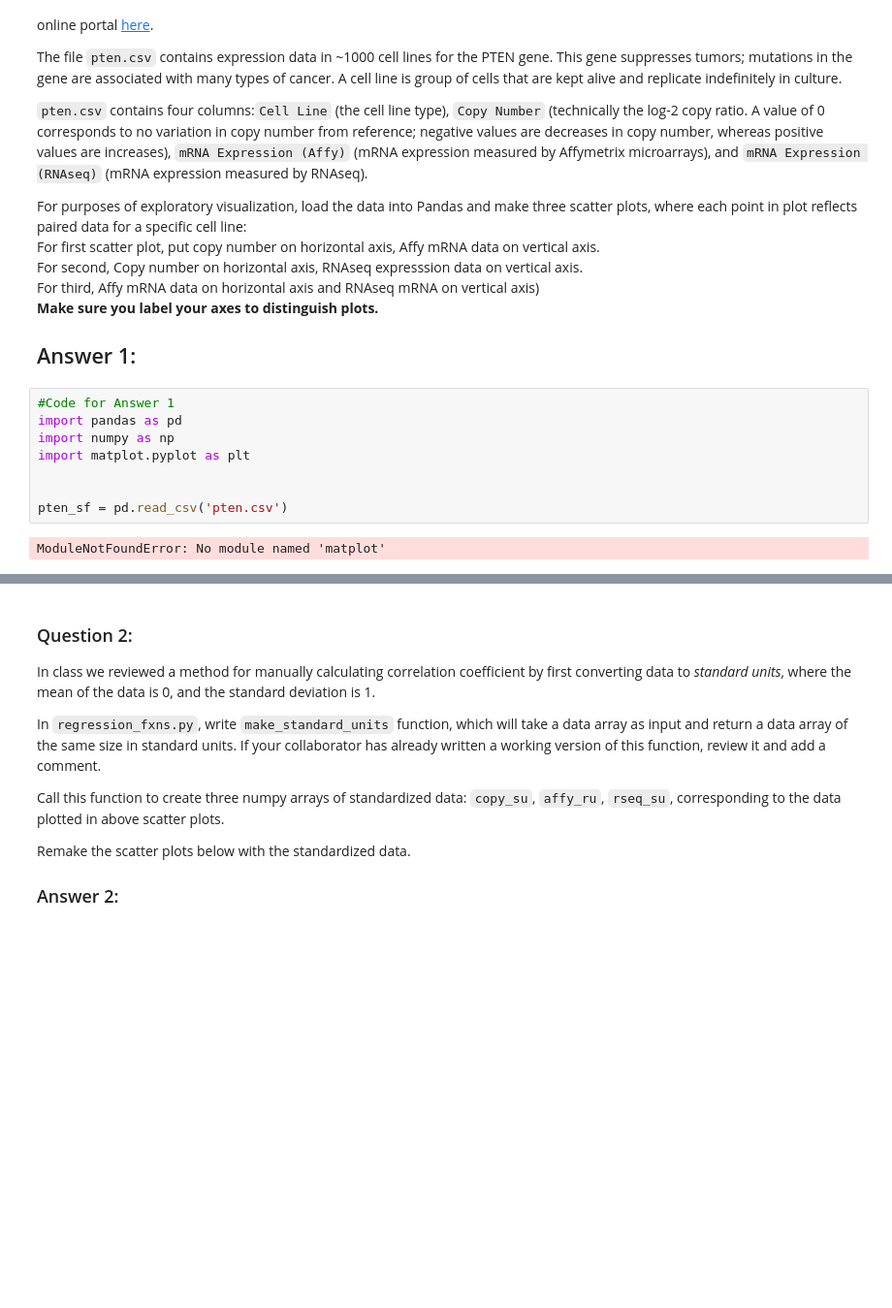
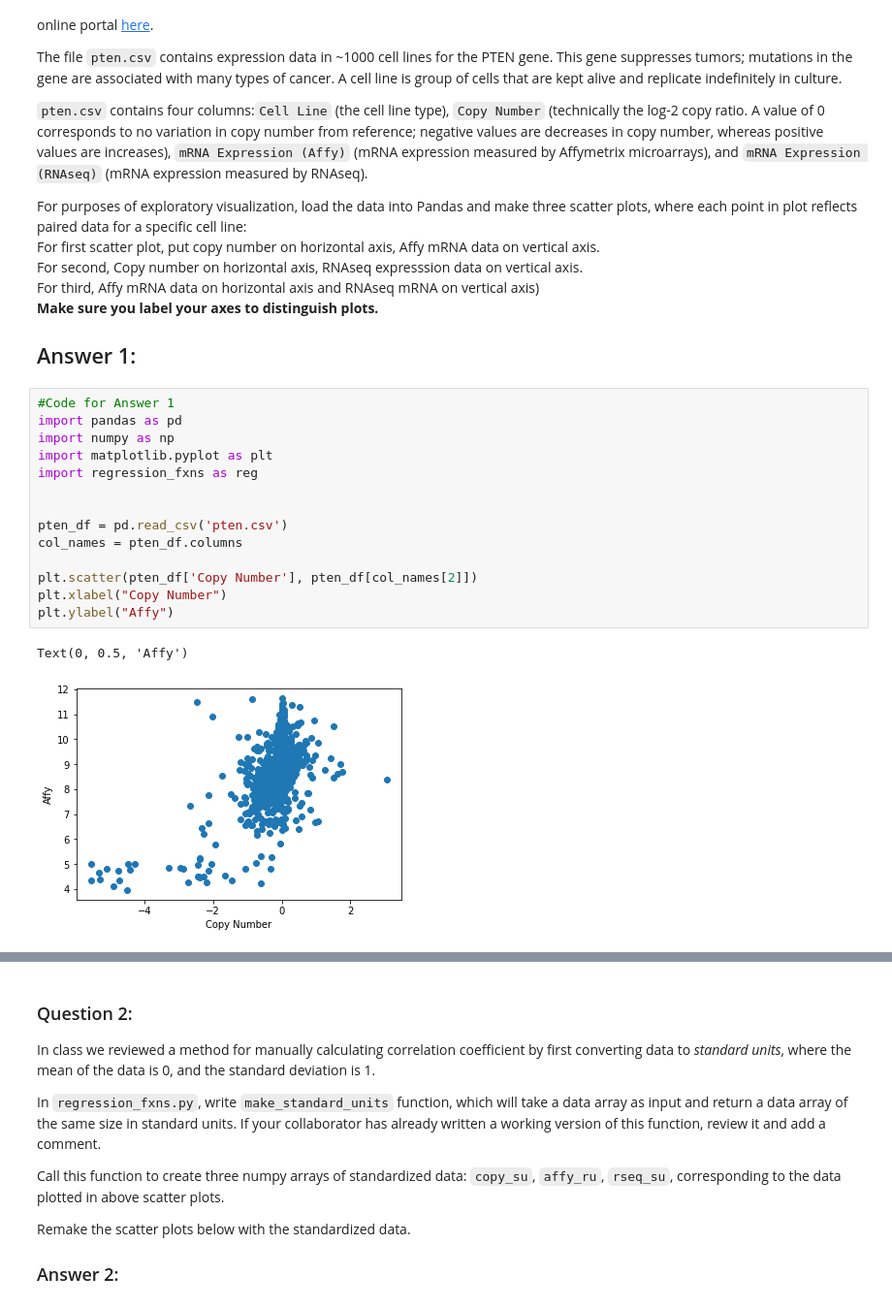
Before and after one commit to skylerhar1/Hw8-Skyler-riely-michael, a Jupyter notebook: hw08_har.ipynb, the cells around one changed output, grey strips where cells are left out. Shown at 97% size. Drawn from its saved outputs; the diff is of its cells as text; blank space fills up the shorter version.

```diff
--- a/hw08_har.ipynb
+++ b/hw08_har.ipynb
@@ -41,10 +41,17 @@ For purposes of exploratory visualization, load the data into Pandas and make th
 # %%
 #Code for Answer 1
 import pandas as pd
 import numpy as np
-import matplot.pyplot as plt
+import matplotlib.pyplot as plt
+import regression_fxns as reg
 
 
-pten_sf = pd.read_csv('pten.csv')
+pten_df = pd.read_csv('pten.csv')
+col_names = pten_df.columns
+
+plt.scatter(pten_df['Copy Number'], pten_df[col_names[2]])
+plt.xlabel("Copy Number")
+plt.ylabel("Affy")
 # %% [output]
-ModuleNotFoundError: No module named 'matplot'
+Text(0, 0.5, 'Affy')
+[figure, added]
```
Also changed, not shown: parts of 2 cells of this notebook, 1 other file.
